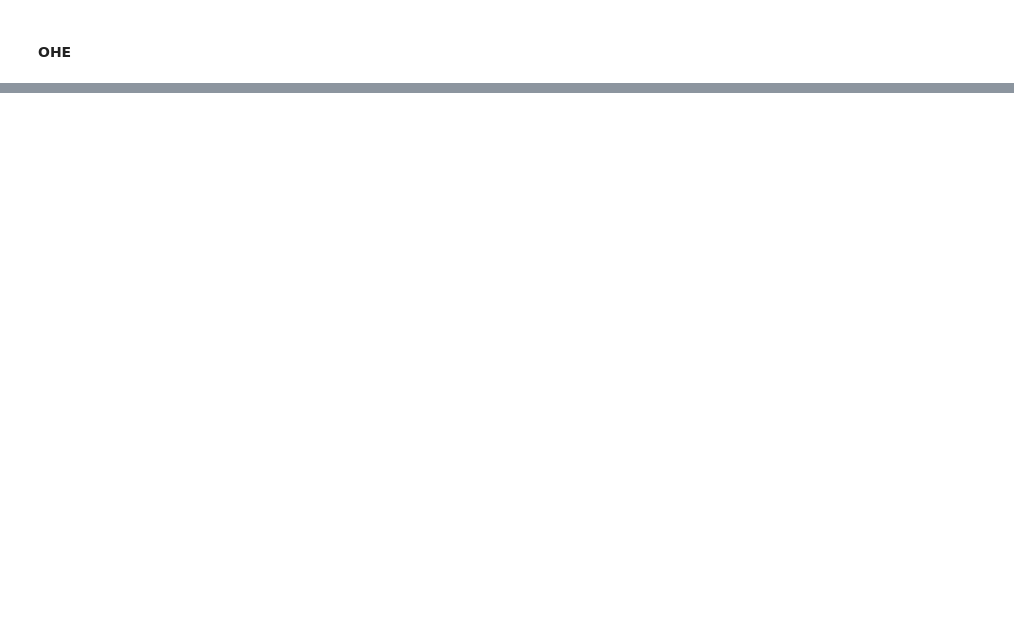
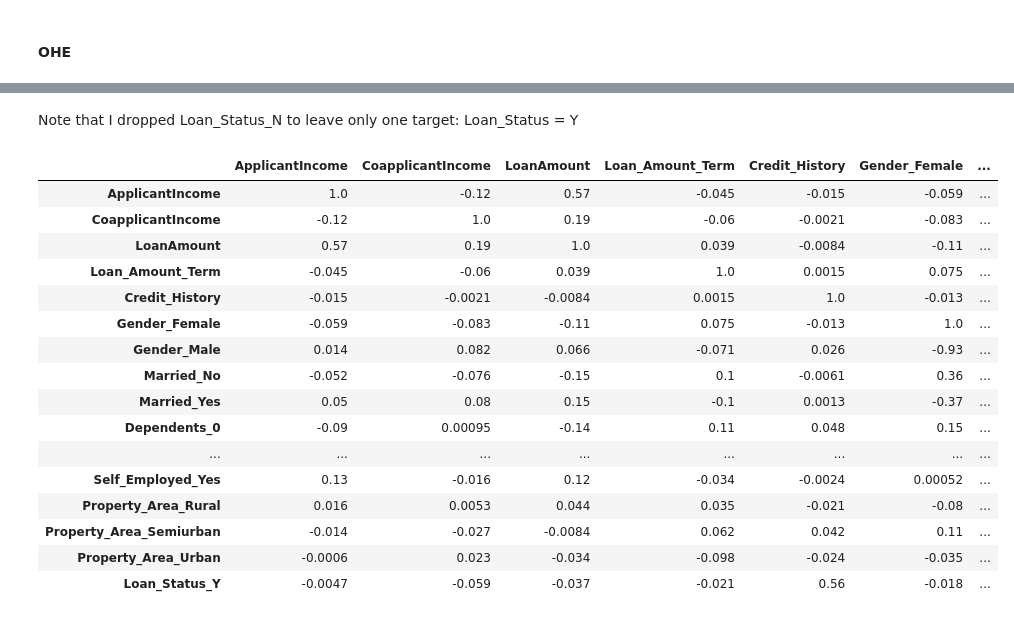
Before and after one commit to Santiesb/LoanPrediction, a Jupyter notebook: Loan_Prediction.ipynb, the cells around one changed output, grey strips where cells are left out. Saved outputs shown, nothing was run; the diff lists cells and outputs as text; code cells hidden in the pictures; blank space fills up the shorter version.

```diff
--- a/Loan_Prediction.ipynb
+++ b/Loan_Prediction.ipynb
@@ -199,0 +234,28 @@ dfTrain_OHE.head()
+# %%
+categoricalVars = ["Gender", "Married", "Dependents", "Education", "Self_Employed", "Property_Area", "Loan_Status"]
+dfTrainDummies = pd.get_dummies(dfTrain[categoricalVars])
+dfTrainMerged = pd.concat([dfTrain, dfTrainDummies], sort = False, axis=1)
+dfTrainMerged = dfTrainMerged.drop(columns = categoricalVars)
+dfTrainMerged = dfTrainMerged.drop(columns = 'Loan_Status_N')
+# %% [markdown]
+Note that I dropped Loan_Status_N to leave only one target: Loan_Status = Y
+# %%
+dfTrainMerged.corr(method = 'pearson').style.format("{:.2}").background_gradient(cmap=plt.get_cmap('coolwarm'))
+# %% [output]
+|  | ApplicantIncome | CoapplicantIncome | LoanAmount | Loan_Amount_Term | Credit_History | Gender_Female | ... |
+| ApplicantIncome | 1.0 | -0.12 | 0.57 | -0.045 | -0.015 | -0.059 | ... |
+| CoapplicantIncome | -0.12 | 1.0 | 0.19 | -0.06 | -0.0021 | -0.083 | ... |
+| LoanAmount | 0.57 | 0.19 | 1.0 | 0.039 | -0.0084 | -0.11 | ... |
+| Loan_Amount_Term | -0.045 | -0.06 | 0.039 | 1.0 | 0.0015 | 0.075 | ... |
+| Credit_History | -0.015 | -0.0021 | -0.0084 | 0.0015 | 1.0 | -0.013 | ... |
+| Gender_Female | -0.059 | -0.083 | -0.11 | 0.075 | -0.013 | 1.0 | ... |
+| Gender_Male | 0.014 | 0.082 | 0.066 | -0.071 | 0.026 | -0.93 | ... |
+| Married_No | -0.052 | -0.076 | -0.15 | 0.1 | -0.0061 | 0.36 | ... |
+| Married_Yes | 0.05 | 0.08 | 0.15 | -0.1 | 0.0013 | -0.37 | ... |
+| Dependents_0 | -0.09 | 0.00095 | -0.14 | 0.11 | 0.048 | 0.15 | ... |
+| ... | ... | ... | ... | ... | ... | ... | ... |
+| Self_Employed_Yes | 0.13 | -0.016 | 0.12 | -0.034 | -0.0024 | 0.00052 | ... |
+| Property_Area_Rural | 0.016 | 0.0053 | 0.044 | 0.035 | -0.021 | -0.08 | ... |
+| Property_Area_Semiurban | -0.014 | -0.027 | -0.0084 | 0.062 | 0.042 | 0.11 | ... |
+| Property_Area_Urban | -0.0006 | 0.023 | -0.034 | -0.098 | -0.024 | -0.035 | ... |
+| Loan_Status_Y | -0.0047 | -0.059 | -0.037 | -0.021 | 0.56 | -0.018 | ... |
```
Also changed, not shown: parts of 22 cells of this notebook.
